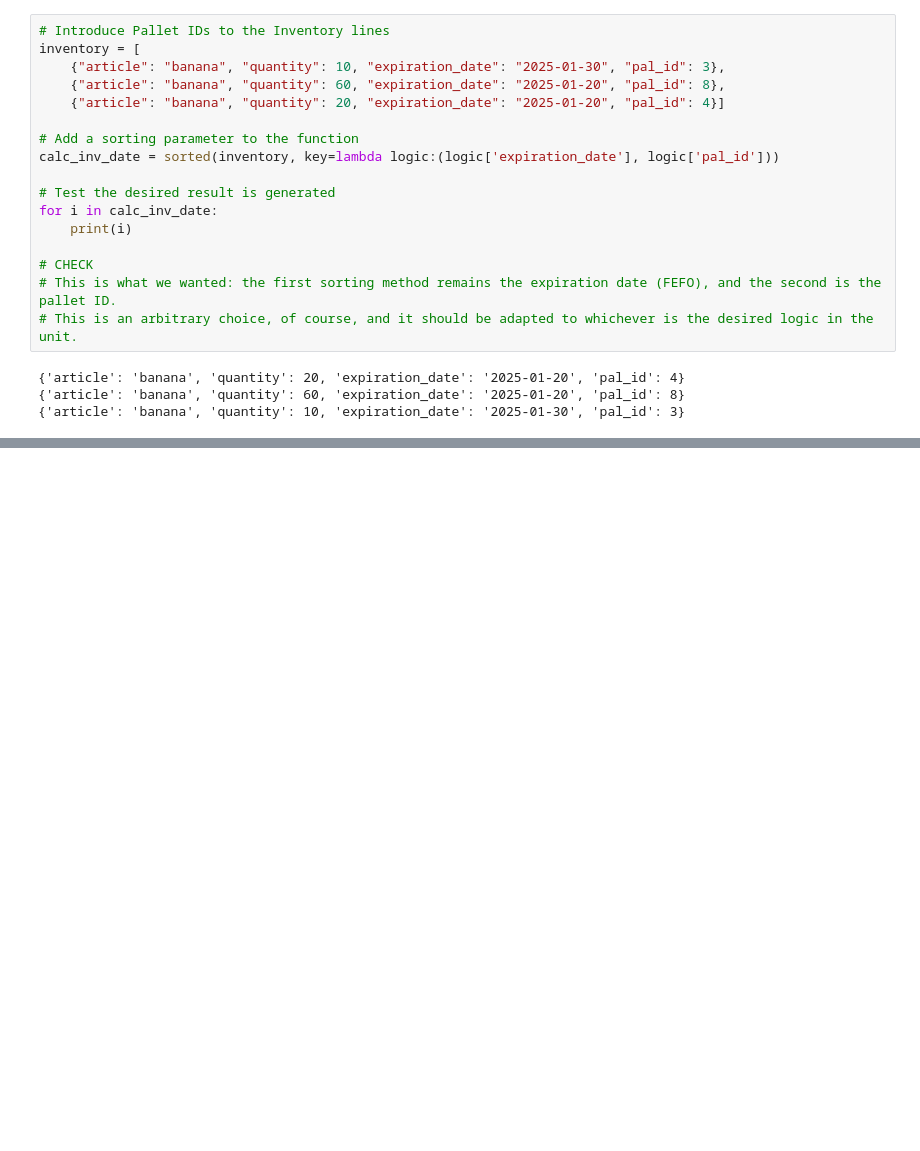
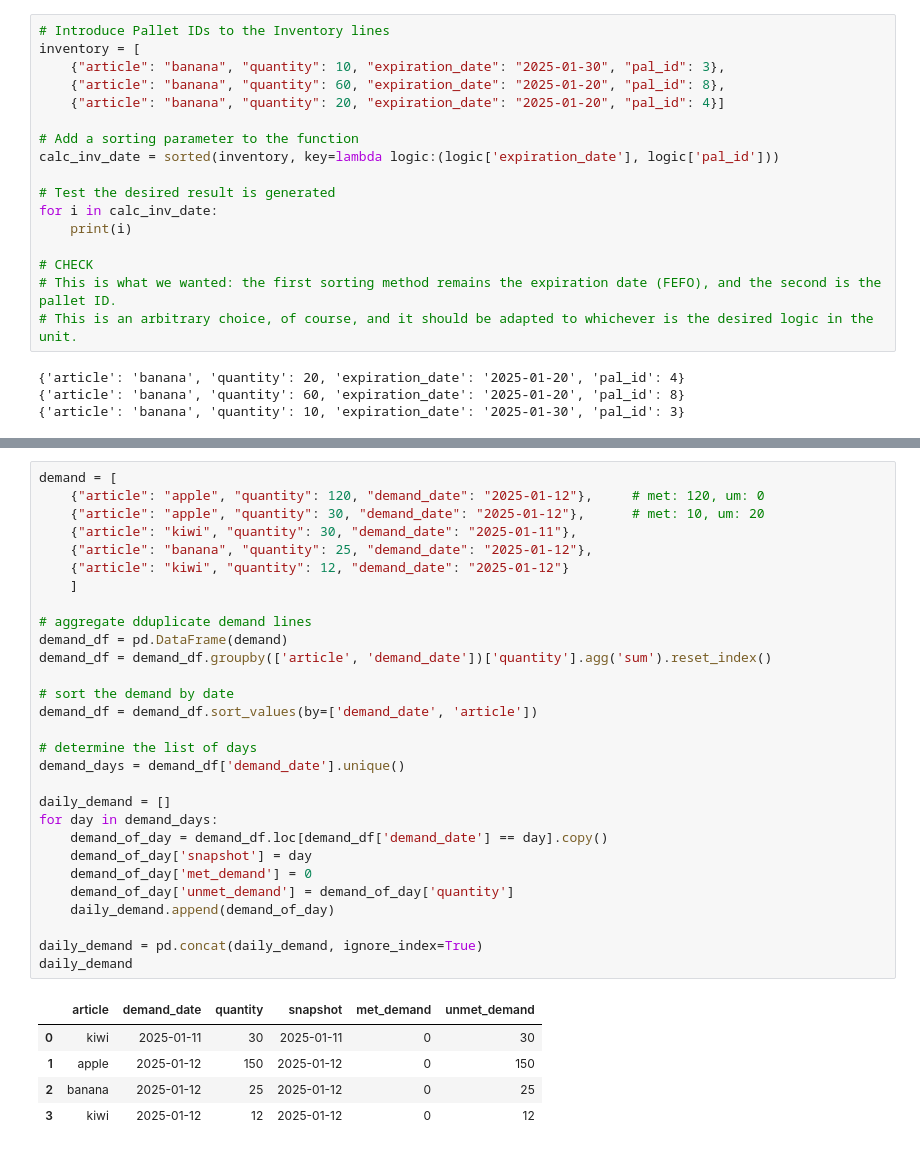
Before and after one commit to werderame/Moon, a Jupyter notebook: FEFO_Mastery/fefo_building_steps.ipynb, the cells around one changed output, grey strips where cells are left out. Saved outputs shown, nothing was run; the diff lists cells and outputs as text; blank space fills up the shorter version.

```diff
--- a/FEFO_Mastery/fefo_building_steps.ipynb
+++ b/FEFO_Mastery/fefo_building_steps.ipynb
@@ -522,0 +652,35 @@ for i in calc_inv_date:
+# %%
+demand = [
+    {"article": "apple", "quantity": 120, "demand_date": "2025-01-12"},     # met: 120, um: 0
+    {"article": "apple", "quantity": 30, "demand_date": "2025-01-12"},      # met: 10, um: 20
+    {"article": "kiwi", "quantity": 30, "demand_date": "2025-01-11"},
+    {"article": "banana", "quantity": 25, "demand_date": "2025-01-12"},
+    {"article": "kiwi", "quantity": 12, "demand_date": "2025-01-12"}
+    ]
+
+# aggregate dduplicate demand lines
+demand_df = pd.DataFrame(demand)
+demand_df = demand_df.groupby(['article', 'demand_date'])['quantity'].agg('sum').reset_index()
+
+# sort the demand by date
+demand_df = demand_df.sort_values(by=['demand_date', 'article'])
+
+# determine the list of days
+demand_days = demand_df['demand_date'].unique()
+
+daily_demand = []
+for day in demand_days:
+    demand_of_day = demand_df.loc[demand_df['demand_date'] == day].copy()
+    demand_of_day['snapshot'] = day
+    demand_of_day['met_demand'] = 0
+    demand_of_day['unmet_demand'] = demand_of_day['quantity']
+    daily_demand.append(demand_of_day)
+
+daily_demand = pd.concat(daily_demand, ignore_index=True)
+daily_demand
+# %% [output]
+|  | article | demand_date | quantity | snapshot | met_demand | unmet_demand |
+| 0 | kiwi | 2025-01-11 | 30 | 2025-01-11 | 0 | 30 |
+| 1 | apple | 2025-01-12 | 150 | 2025-01-12 | 0 | 150 |
+| 2 | banana | 2025-01-12 | 25 | 2025-01-12 | 0 | 25 |
+| 3 | kiwi | 2025-01-12 | 12 | 2025-01-12 | 0 | 12 |
```
Also changed, not shown: parts of 11 cells of this notebook, 1 other file.
